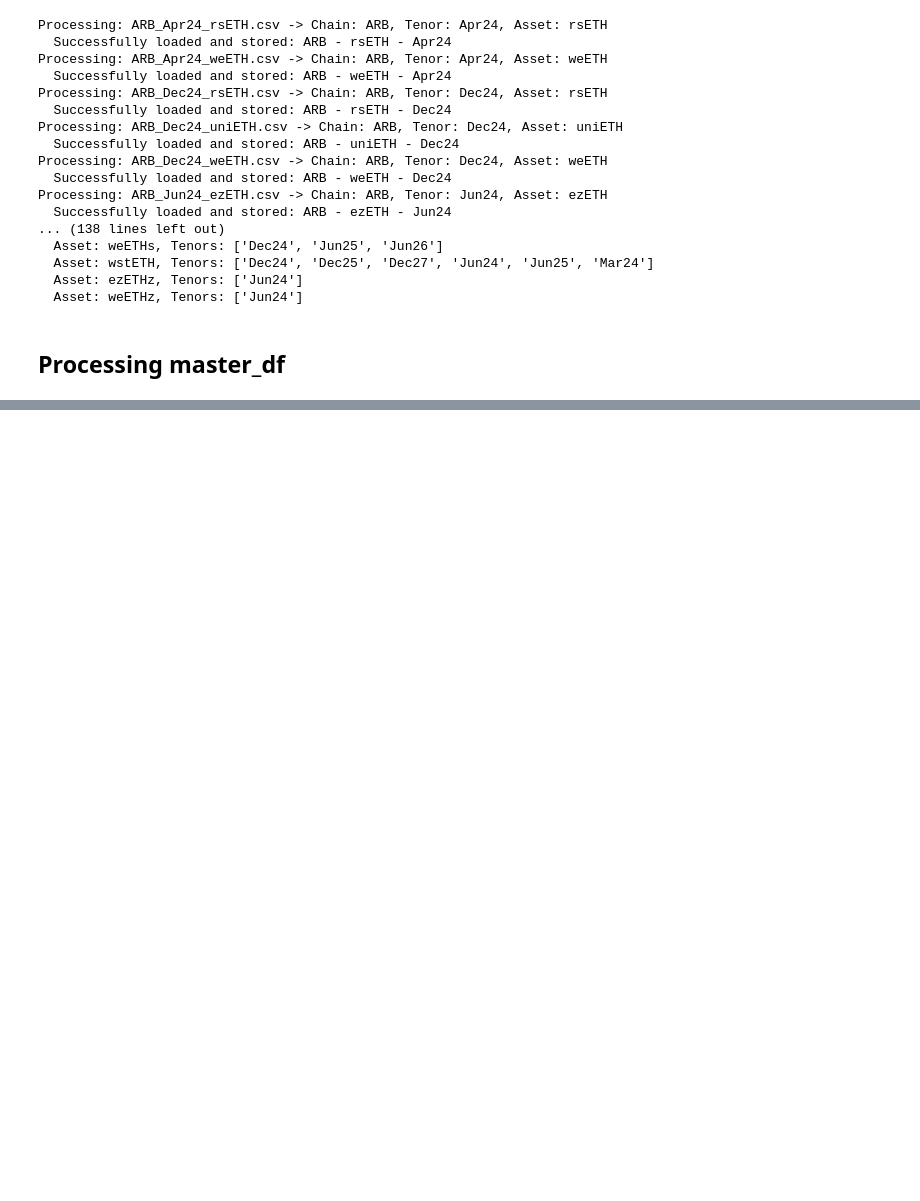
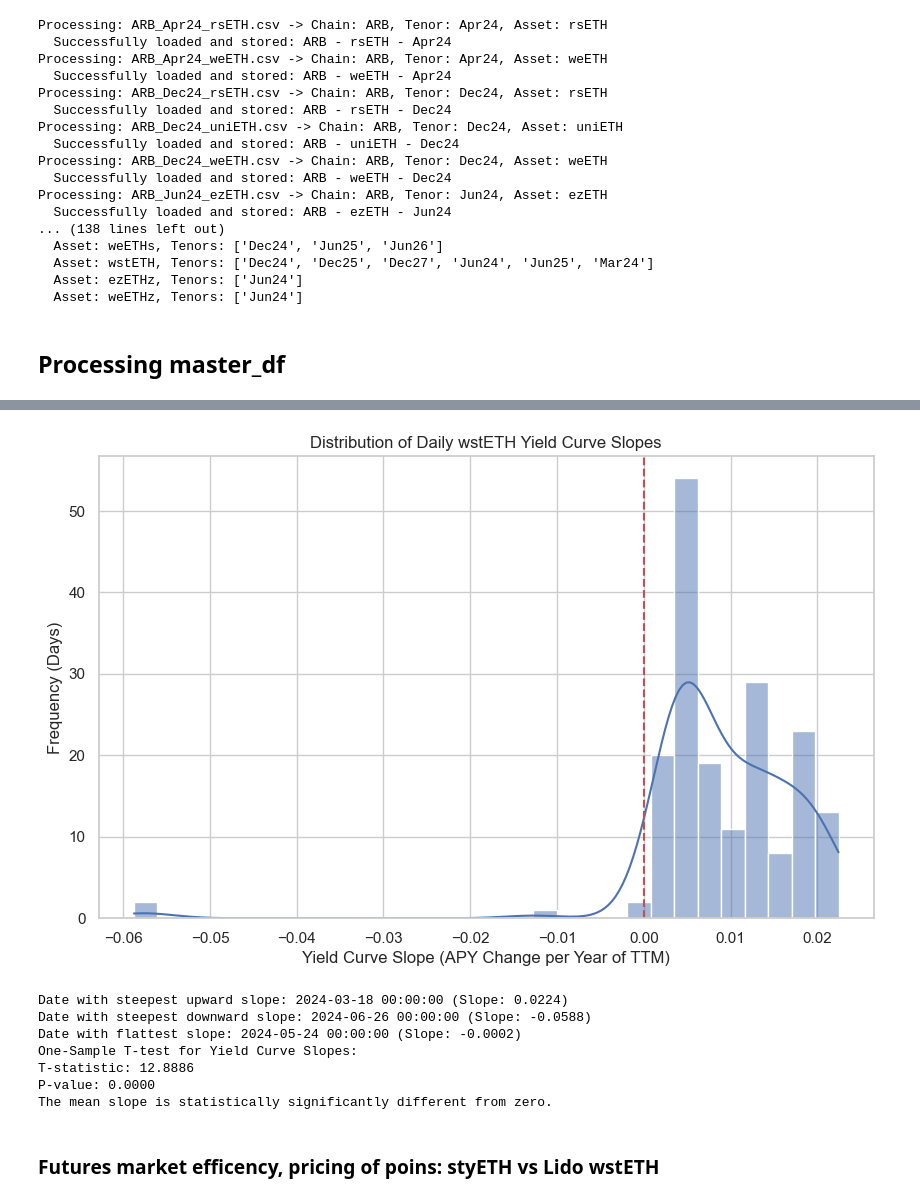
Before and after one commit to farischaudhry/pendle-analysis, a Jupyter notebook: new.ipynb, the cells around one changed output, grey strips where cells are left out. Cells and saved outputs as stored; diff of their text form; code cells hidden in the pictures; blank space fills up the shorter version.

Commit message:
benchmark validation analysis

```diff
--- a/new.ipynb
+++ b/new.ipynb
@@ -401,0 +512,69 @@ master_df
+# %%
+
+curve_slopes = []
+valid_dates = []
+wsteth_by_day = wsteth_df.groupby('date_only')
+for date, group in wsteth_by_day:
+    # We need at least 2 points to calculate a slope
+    if len(group) >= 2:
+        # Reshape data for linear regression
+        X = group['ttm_years'].values.reshape(-1, 1)
+        y = group['implied_apy'].values
+
+        # Fit a linear regression model
+        model = LinearRegression()
+        model.fit(X, y)
+
+        # The slope is the coefficient
+        slope = model.coef_[0]
+
+        valid_dates.append(date)
+        curve_slopes.append(slope)
+
+# Create a new dataframe with the slope information
+slopes_df = pd.DataFrame({
+    'date': valid_dates,
+    'slope': curve_slopes
+})
+slopes_df['date'] = pd.to_datetime(slopes_df['date'])
+slopes_df.set_index('date', inplace=True)
+
+# --- Analyze the Slopes ---
+print("--- Summary Statistics of Yield Curve Slopes ---")
+print(slopes_df['slope'].describe())
+
+print("\n--- Plotting the Distribution of Slopes ---")
+plt.figure(figsize=(10, 6))
+sns.histplot(slopes_df['slope'], bins=30, kde=True)
+plt.title('Distribution of Daily wstETH Yield Curve Slopes')
+plt.xlabel('Yield Curve Slope (APY Change per Year of TTM)')
+plt.ylabel('Frequency (Days)')
+plt.axvline(0, color='r', linestyle='--')
+plt.show()
+
+# Find a date with a steep positive slope
+steep_upward_date = slopes_df['slope'].idxmax()
+print(f"Date with steepest upward slope: {steep_upward_date} (Slope: {slopes_df.loc[steep_upward_date, 'slope']:.4f})")
+# Find a date with a steep negative (inverted) slope
+steep_downward_date = slopes_df['slope'].idxmin()
+print(f"Date with steepest downward slope: {steep_downward_date} (Slope: {slopes_df.loc[steep_downward_date, 'slope']:.4f})")
+# Find a date with a nearly flat slope
+flat_date = slopes_df.iloc[(slopes_df['slope']).abs().argsort()[:1]].index[0]
+print(f"Date with flattest slope: {flat_date} (Slope: {slopes_df.loc[flat_date, 'slope']:.4f})")
+
+## For plotting the yield curves for visual inspection
+# plot_wsteth_yield_curve(str(steep_upward_date), wsteth_df)
+# plot_wsteth_yield_curve(str(steep_downward_date), wsteth_df)
+# plot_wsteth_yield_curve('2025-06-23', wsteth_df)
+
+
+slopes = slopes_df['slope'].dropna()
+t_statistic, p_value = ttest_1samp(slopes, 0)
+print(f"One-Sample T-test for Yield Curve Slopes:")
+print(f"T-statistic: {t_statistic:.4f}")
+print(f"P-value: {p_value:.4f}")
+if p_value < SIG_LEVEL:
+    print("The mean slope is statistically significantly different from zero.")
+else:
+    print("The mean slope is not statistically significantly different from zero.")
+# %% [output]
@@ -401,0 +593,10 @@ master_df
+[figure, added]
+Date with steepest upward slope: 2024-03-18 00:00:00 (Slope: 0.0224)
+Date with steepest downward slope: 2024-06-26 00:00:00 (Slope: -0.0588)
+Date with flattest slope: 2024-05-24 00:00:00 (Slope: -0.0002)
+One-Sample T-test for Yield Curve Slopes:
+T-statistic: 12.8886
+P-value: 0.0000
+The mean slope is statistically significantly different from zero.
+# %% [markdown]
+### Futures market efficency, pricing of poins: styETH vs Lido wstETH
```
Also changed, not shown: parts of 21 cells of this notebook, 2 other files.
